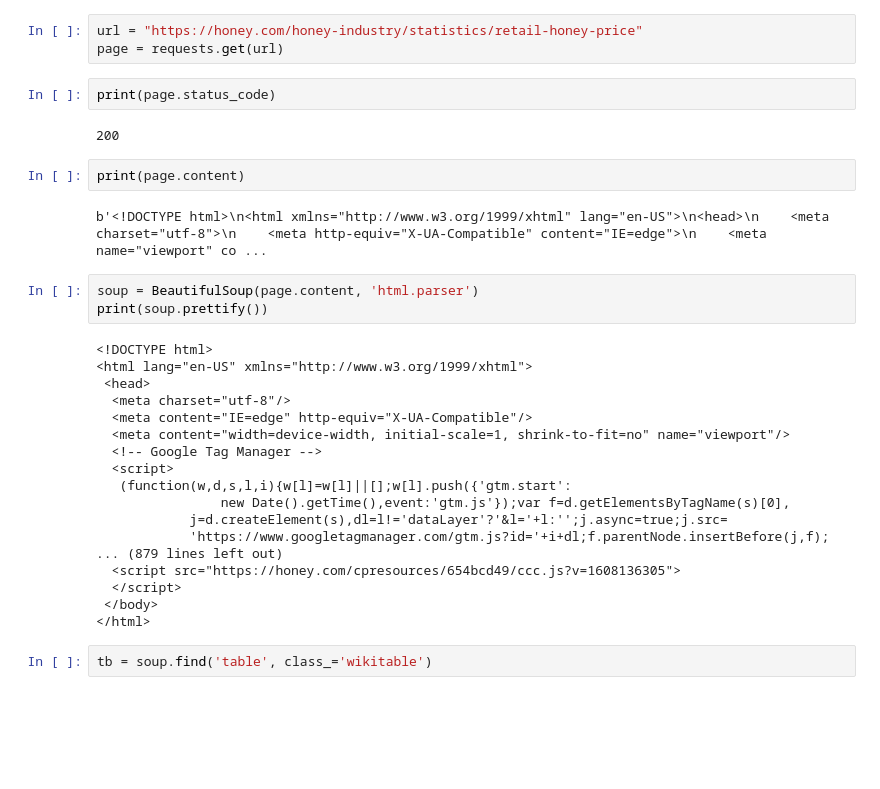
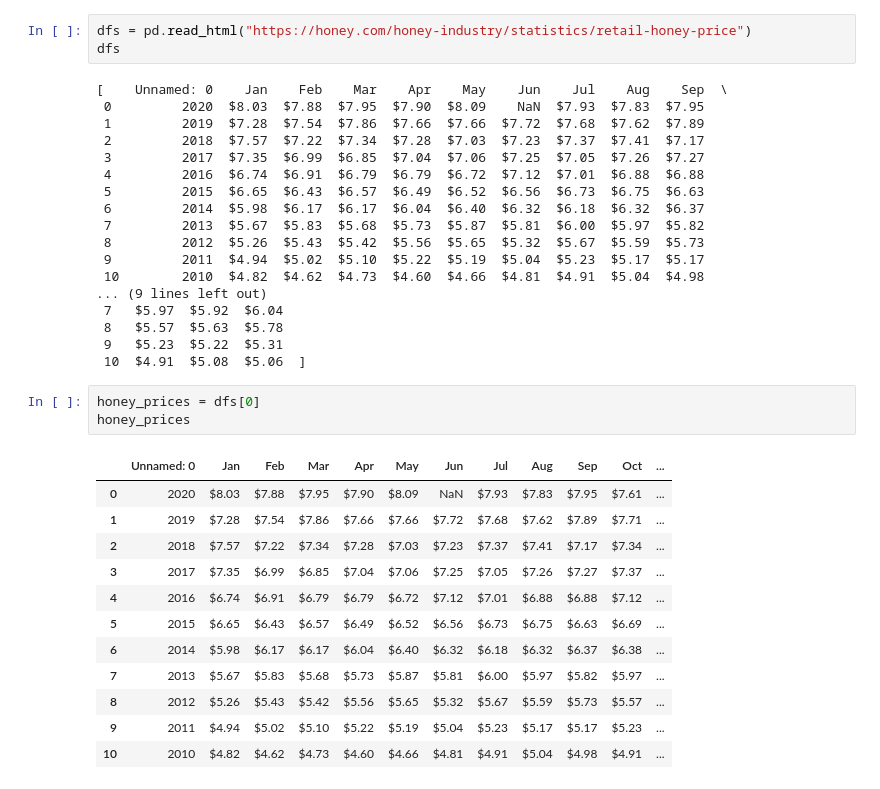
Before and after one commit to gamem001/bees_machine_learning, a Jupyter notebook: asia/web_scraping_honey_prices.ipynb, the cells around one changed output. Drawn from its saved outputs; the diff is of its cells as text; blank space fills up the shorter version.

Commit message:
Finished Pulling/Cleaning Data

```diff
--- a/asia/web_scraping_honey_prices.ipynb
+++ b/asia/web_scraping_honey_prices.ipynb
@@ -4,34 +4,37 @@ from bs4 import BeautifulSoup
 # %%
-url = "https://honey.com/honey-industry/statistics/retail-honey-price"
-page = requests.get(url)
+dfs = pd.read_html("https://honey.com/honey-industry/statistics/retail-honey-price")
+dfs
+# %% [output]
+[    Unnamed: 0    Jan    Feb    Mar    Apr    May    Jun    Jul    Aug    Sep  \
+ 0         2020  $8.03  $7.88  $7.95  $7.90  $8.09    NaN  $7.93  $7.83  $7.95
+ 1         2019  $7.28  $7.54  $7.86  $7.66  $7.66  $7.72  $7.68  $7.62  $7.89
+ 2         2018  $7.57  $7.22  $7.34  $7.28  $7.03  $7.23  $7.37  $7.41  $7.17
+ 3         2017  $7.35  $6.99  $6.85  $7.04  $7.06  $7.25  $7.05  $7.26  $7.27
+ 4         2016  $6.74  $6.91  $6.79  $6.79  $6.72  $7.12  $7.01  $6.88  $6.88
+ 5         2015  $6.65  $6.43  $6.57  $6.49  $6.52  $6.56  $6.73  $6.75  $6.63
+ 6         2014  $5.98  $6.17  $6.17  $6.04  $6.40  $6.32  $6.18  $6.32  $6.37
+ 7         2013  $5.67  $5.83  $5.68  $5.73  $5.87  $5.81  $6.00  $5.97  $5.82
+ 8         2012  $5.26  $5.43  $5.42  $5.56  $5.65  $5.32  $5.67  $5.59  $5.73
+ 9         2011  $4.94  $5.02  $5.10  $5.22  $5.19  $5.04  $5.23  $5.17  $5.17
+ 10        2010  $4.82  $4.62  $4.73  $4.60  $4.66  $4.81  $4.91  $5.04  $4.98
+... (9 lines left out)
+ 7   $5.97  $5.92  $6.04
+ 8   $5.57  $5.63  $5.78
+ 9   $5.23  $5.22  $5.31
+ 10  $4.91  $5.08  $5.06  ]
-# %%
-print(page.status_code)
-# %% [output]
-200
-# %%
-print(page.content)
-# %% [output]
-b'<!DOCTYPE html>\n<html xmlns="http://www.w3.org/1999/xhtml" lang="en-US">\n<head>\n    <meta charset="utf-8">\n    <meta http-equiv="X-UA-Compatible" content="IE=edge">\n    <meta name="viewport" co ...
-# %%
-soup = BeautifulSoup(page.content, 'html.parser')
-print(soup.prettify())
-# %% [output]
-<!DOCTYPE html>
-<html lang="en-US" xmlns="http://www.w3.org/1999/xhtml">
- <head>
-  <meta charset="utf-8"/>
-  <meta content="IE=edge" http-equiv="X-UA-Compatible"/>
-  <meta content="width=device-width, initial-scale=1, shrink-to-fit=no" name="viewport"/>
-  <!-- Google Tag Manager -->
-  <script>
-   (function(w,d,s,l,i){w[l]=w[l]||[];w[l].push({'gtm.start':
-                new Date().getTime(),event:'gtm.js'});var f=d.getElementsByTagName(s)[0],
-            j=d.createElement(s),dl=l!='dataLayer'?'&l='+l:'';j.async=true;j.src=
-            'https://www.googletagmanager.com/gtm.js?id='+i+dl;f.parentNode.insertBefore(j,f);
-... (879 lines left out)
-  <script src="https://honey.com/cpresources/654bcd49/ccc.js?v=1608136305">
-  </script>
- </body>
-</html>
-# %%
-tb = soup.find('table', class_='wikitable')
+# %%
+honey_prices = dfs[0]
+honey_prices
+# %% [output]
+|  | Unnamed: 0 | Jan | Feb | Mar | Apr | May | Jun | Jul | Aug | Sep | Oct | ... |
+| 0 | 2020 | $8.03 | $7.88 | $7.95 | $7.90 | $8.09 | NaN | $7.93 | $7.83 | $7.95 | $7.61 | ... |
+| 1 | 2019 | $7.28 | $7.54 | $7.86 | $7.66 | $7.66 | $7.72 | $7.68 | $7.62 | $7.89 | $7.71 | ... |
+| 2 | 2018 | $7.57 | $7.22 | $7.34 | $7.28 | $7.03 | $7.23 | $7.37 | $7.41 | $7.17 | $7.34 | ... |
+| 3 | 2017 | $7.35 | $6.99 | $6.85 | $7.04 | $7.06 | $7.25 | $7.05 | $7.26 | $7.27 | $7.37 | ... |
+| 4 | 2016 | $6.74 | $6.91 | $6.79 | $6.79 | $6.72 | $7.12 | $7.01 | $6.88 | $6.88 | $7.12 | ... |
+| 5 | 2015 | $6.65 | $6.43 | $6.57 | $6.49 | $6.52 | $6.56 | $6.73 | $6.75 | $6.63 | $6.69 | ... |
+| 6 | 2014 | $5.98 | $6.17 | $6.17 | $6.04 | $6.40 | $6.32 | $6.18 | $6.32 | $6.37 | $6.38 | ... |
+| 7 | 2013 | $5.67 | $5.83 | $5.68 | $5.73 | $5.87 | $5.81 | $6.00 | $5.97 | $5.82 | $5.97 | ... |
+| 8 | 2012 | $5.26 | $5.43 | $5.42 | $5.56 | $5.65 | $5.32 | $5.67 | $5.59 | $5.73 | $5.57 | ... |
+| 9 | 2011 | $4.94 | $5.02 | $5.10 | $5.22 | $5.19 | $5.04 | $5.23 | $5.17 | $5.17 | $5.23 | ... |
+| 10 | 2010 | $4.82 | $4.62 | $4.73 | $4.60 | $4.66 | $4.81 | $4.91 | $5.04 | $4.98 | $4.91 | ... |
```
Also changed, not shown: parts of 8 cells of this notebook, 1 other file.
